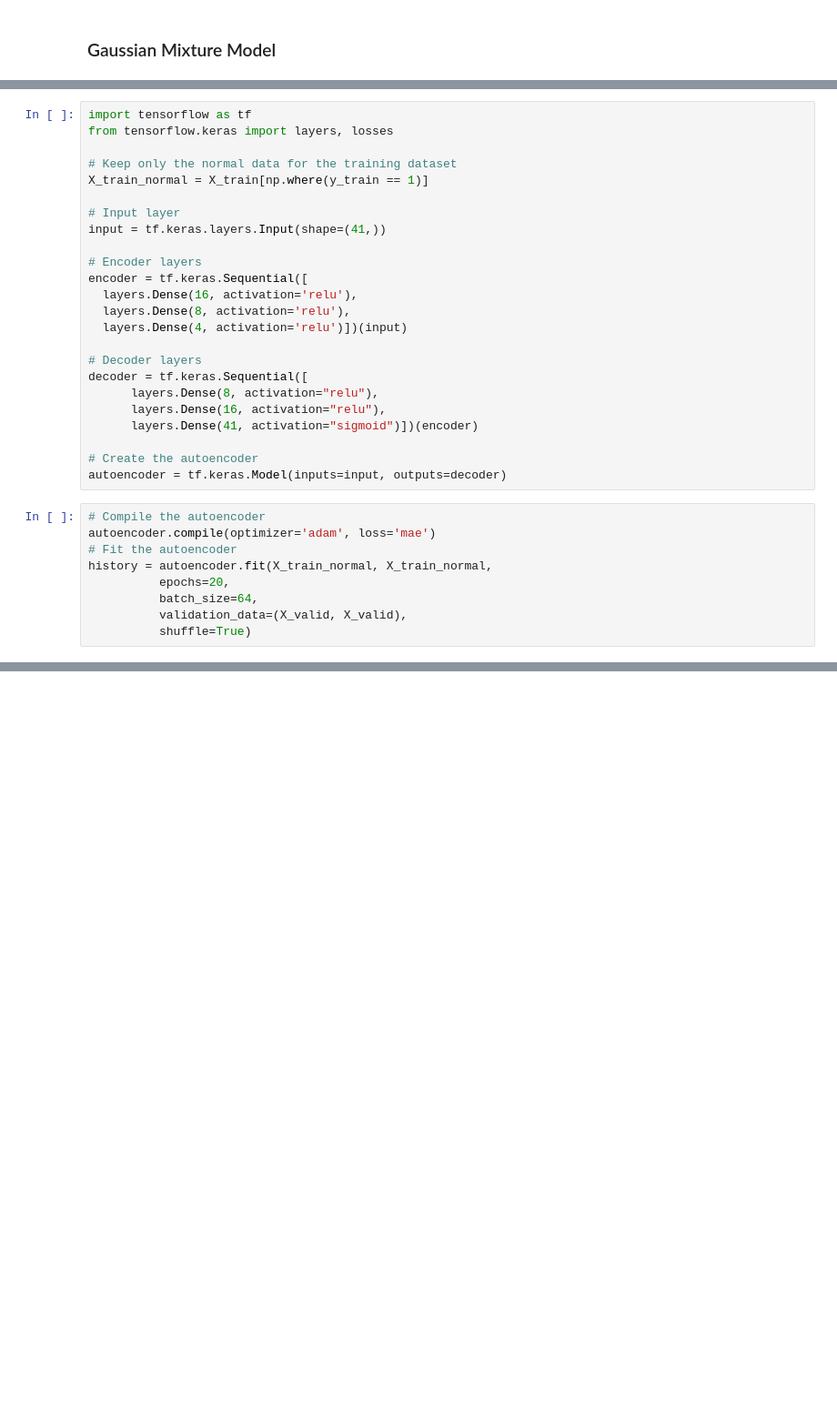
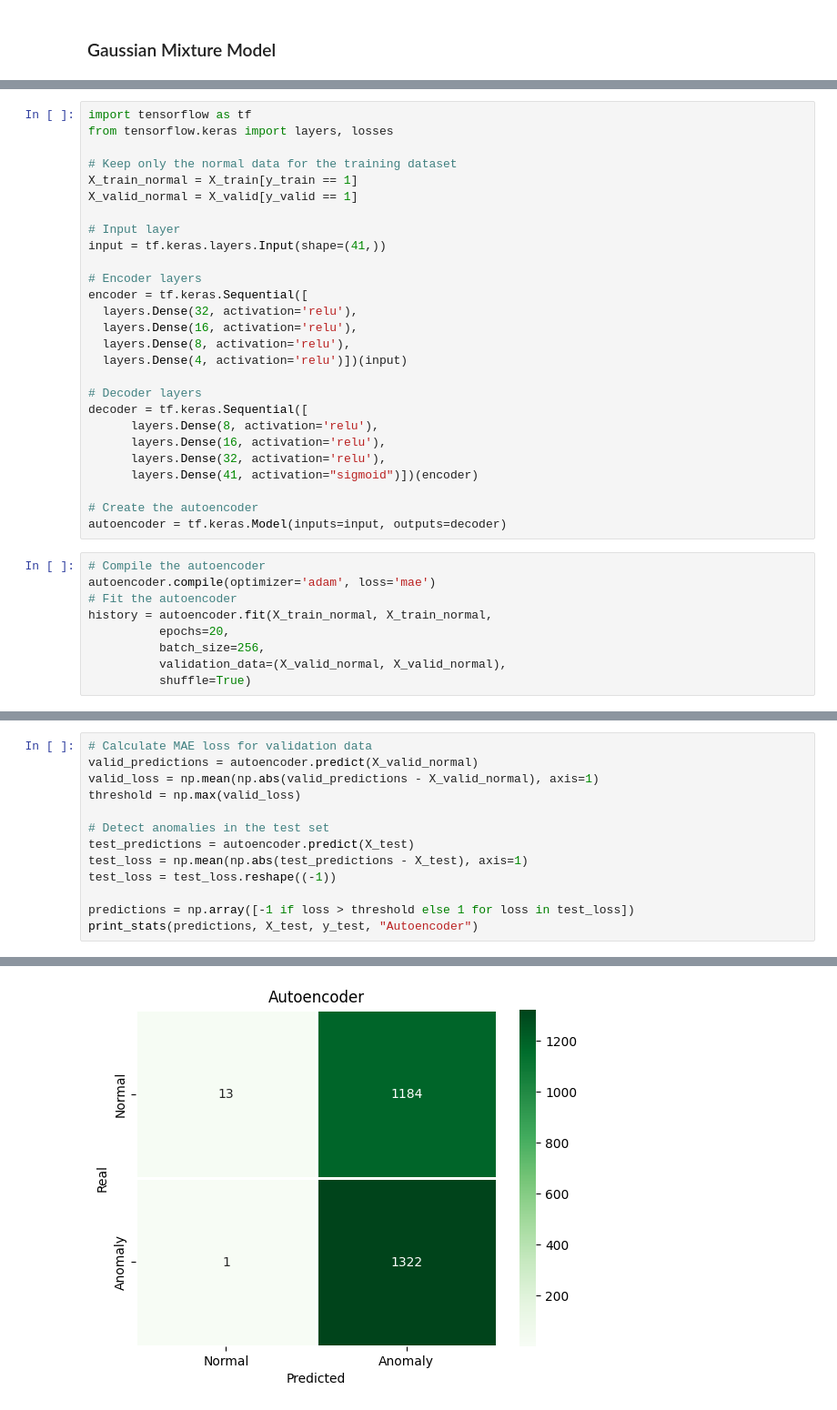
Before and after one commit to phoenixday/ml-algorithms, a Jupyter notebook: network-anomaly-detection.ipynb, the cells around one changed output, grey strips where cells are left out. Shown: that part at 91% size. Saved outputs shown, nothing was run; the diff lists cells and outputs as text; blank space fills up the shorter version.

Commit message:
Kaggle Notebook | Network Anomaly Detection - unsupervised | Version 9

```diff
--- a/network-anomaly-detection.ipynb
+++ b/network-anomaly-detection.ipynb
@@ -612,21 +643,24 @@ import tensorflow as tf
 from tensorflow.keras import layers, losses
 
 # Keep only the normal data for the training dataset
-X_train_normal = X_train[np.where(y_train == 1)]
+X_train_normal = X_train[y_train == 1]
+X_valid_normal = X_valid[y_valid == 1]
 
 # Input layer
 input = tf.keras.layers.Input(shape=(41,))
 
 # Encoder layers
 encoder = tf.keras.Sequential([
+  layers.Dense(32, activation='relu'),
   layers.Dense(16, activation='relu'),
   layers.Dense(8, activation='relu'),
   layers.Dense(4, activation='relu')])(input)
 
 # Decoder layers
 decoder = tf.keras.Sequential([
-      layers.Dense(8, activation="relu"),
-      layers.Dense(16, activation="relu"),
+      layers.Dense(8, activation='relu'),
+      layers.Dense(16, activation='relu'),
+      layers.Dense(32, activation='relu'),
       layers.Dense(41, activation="sigmoid")])(encoder)
 
 # Create the autoencoder
@@ -637,8 +671,8 @@ autoencoder.compile(optimizer='adam', loss='mae')
 # Fit the autoencoder
 history = autoencoder.fit(X_train_normal, X_train_normal,
           epochs=20,
-          batch_size=64,
-          validation_data=(X_valid, X_valid),
+          batch_size=256,
+          validation_data=(X_valid_normal, X_valid_normal),
           shuffle=True)
 # %% [output]
 Epoch 1/20
@@ -692,0 +695,14 @@ array([[1.0980070e-18, 1.7782431e-16, 1.6992078e-24, ..., 1.3512337e-22,
+# %%
+# Calculate MAE loss for validation data
+valid_predictions = autoencoder.predict(X_valid_normal)
+valid_loss = np.mean(np.abs(valid_predictions - X_valid_normal), axis=1)
+threshold = np.max(valid_loss)
+
+# Detect anomalies in the test set
+test_predictions = autoencoder.predict(X_test)
+test_loss = np.mean(np.abs(test_predictions - X_test), axis=1)
+test_loss = test_loss.reshape((-1))
+
+predictions = np.array([-1 if loss > threshold else 1 for loss in test_loss])
+print_stats(predictions, X_test, y_test, "Autoencoder")
+# %% [output]
@@ -692,0 +721 @@ array([[1.0980070e-18, 1.7782431e-16, 1.6992078e-24, ..., 1.3512337e-22,
+[figure, added]
```
Also changed, not shown: parts of 15 cells of this notebook.
